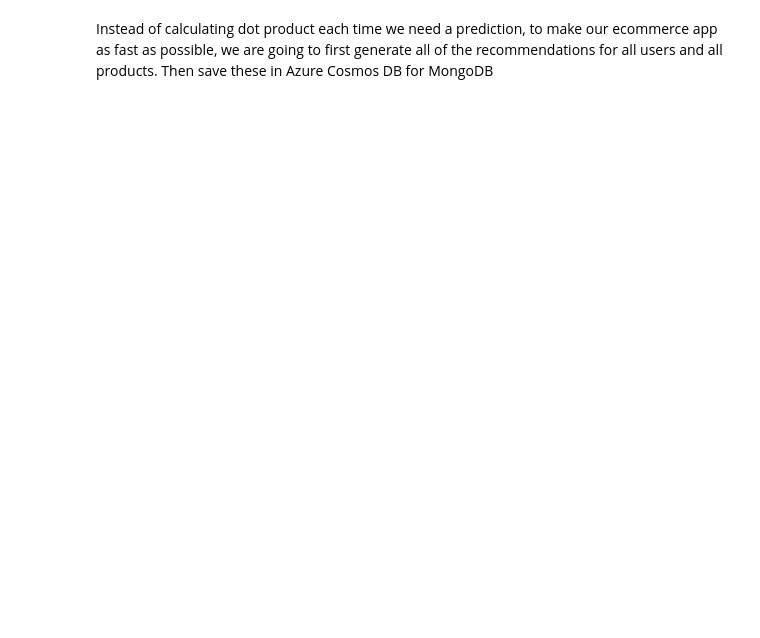
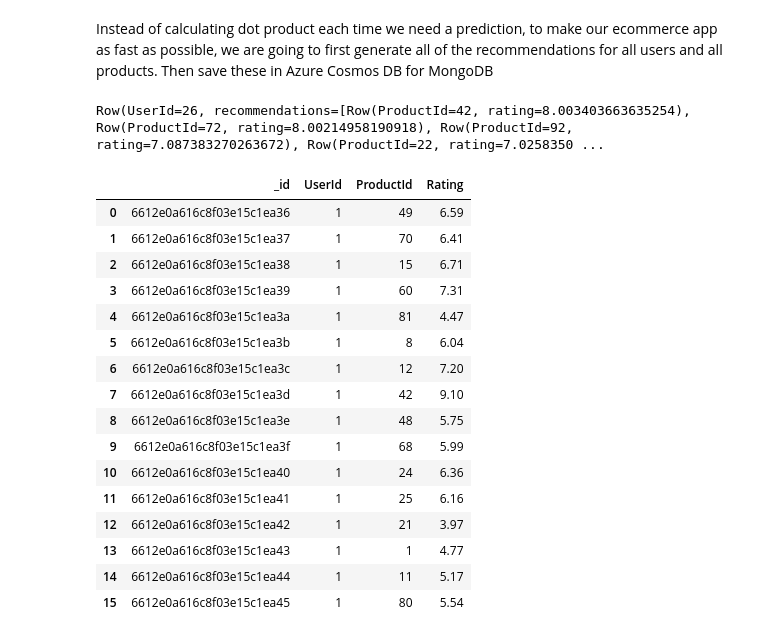
Before and after one commit to AzureCosmosDB/Retail-Product-Predictions, a Jupyter notebook: training_model.ipynb, the cells around one changed output. Cells and saved outputs as stored; diff of their text form; code cells hidden in the pictures; blank space fills up the shorter version.

Commit message:
updated data operations

```diff
--- a/training_model.ipynb
+++ b/training_model.ipynb
@@ -51,6 +52,9 @@ cosmos_client = pymongo.MongoClient(cosmos_conn)
 
 db = cosmos_client["ProductRecommendation"]
 
+# Load actual ratings
+collection_actual_rating = db['ActualRating']
+
 # specify the collection to put the predicted ratings in
 collection_predicted_rating = db['PredictedRating']
 
@@ -165,0 +172,26 @@ for user in val_recommendations.collect():
+# %%
+val_recommendations.collect()[0]
+# %% [output]
+Row(UserId=26, recommendations=[Row(ProductId=42, rating=8.003403663635254), Row(ProductId=72, rating=8.00214958190918), Row(ProductId=92, rating=7.087383270263672), Row(ProductId=22, rating=7.0258350 ...
+# %%
+pymongo_cursor = collection_actual_rating.find({})
+all_data = list(pymongo_cursor)
+df = pd.DataFrame(all_data)
+# %% [output]
+|  | _id | UserId | ProductId | Rating |
+| 0 | 6612e0a616c8f03e15c1ea36 | 1 | 49 | 6.59 |
+| 1 | 6612e0a616c8f03e15c1ea37 | 1 | 70 | 6.41 |
+| 2 | 6612e0a616c8f03e15c1ea38 | 1 | 15 | 6.71 |
+| 3 | 6612e0a616c8f03e15c1ea39 | 1 | 60 | 7.31 |
+| 4 | 6612e0a616c8f03e15c1ea3a | 1 | 81 | 4.47 |
+| 5 | 6612e0a616c8f03e15c1ea3b | 1 | 8 | 6.04 |
+| 6 | 6612e0a616c8f03e15c1ea3c | 1 | 12 | 7.20 |
+| 7 | 6612e0a616c8f03e15c1ea3d | 1 | 42 | 9.10 |
+| 8 | 6612e0a616c8f03e15c1ea3e | 1 | 48 | 5.75 |
+| 9 | 6612e0a616c8f03e15c1ea3f | 1 | 68 | 5.99 |
+| 10 | 6612e0a616c8f03e15c1ea40 | 1 | 24 | 6.36 |
+| 11 | 6612e0a616c8f03e15c1ea41 | 1 | 25 | 6.16 |
+| 12 | 6612e0a616c8f03e15c1ea42 | 1 | 21 | 3.97 |
+| 13 | 6612e0a616c8f03e15c1ea43 | 1 | 1 | 4.77 |
+| 14 | 6612e0a616c8f03e15c1ea44 | 1 | 11 | 5.17 |
+| 15 | 6612e0a616c8f03e15c1ea45 | 1 | 80 | 5.54 |
```
Also changed, not shown: parts of 11 cells of this notebook, 3 other files.
